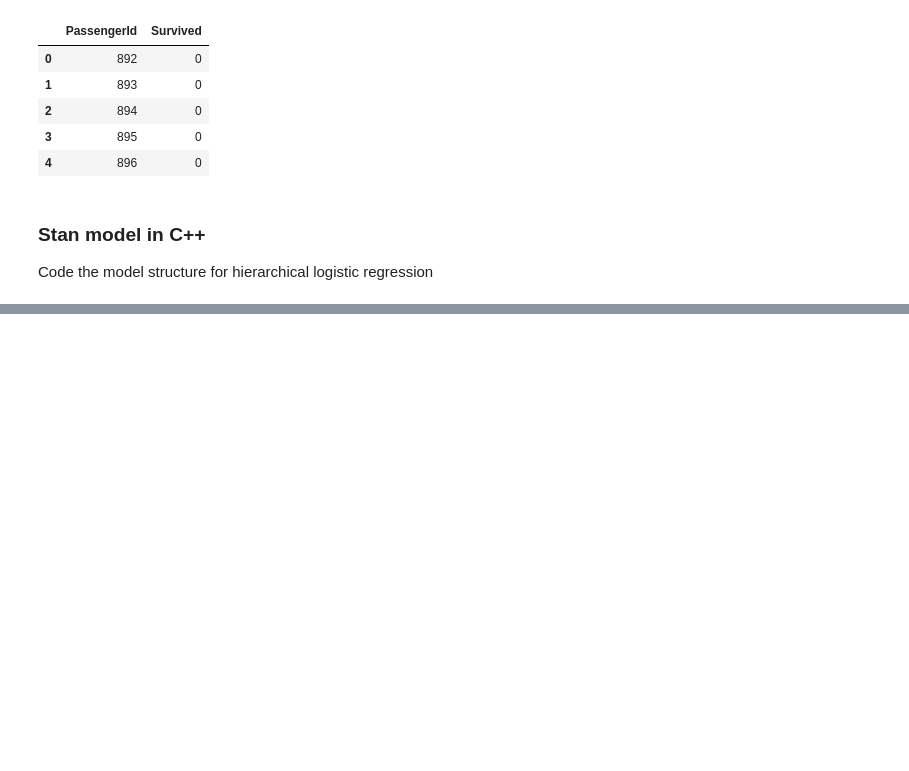
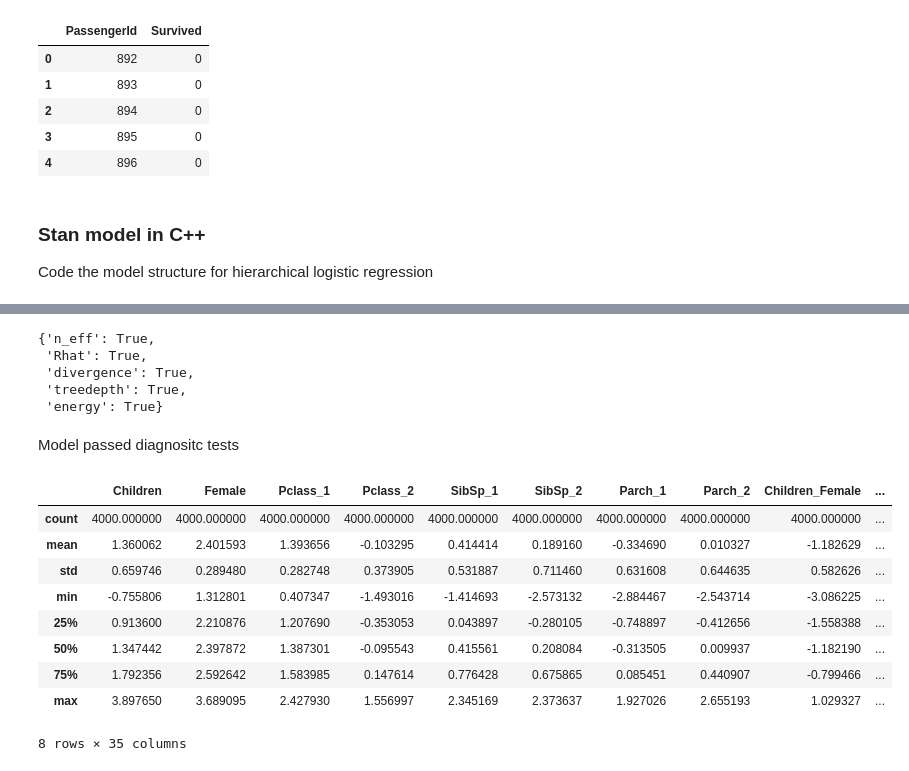
Before and after one commit to nethipudinithin/Titanic, a Jupyter notebook: titanic-stan.ipynb, the cells around one changed output, grey strips where cells are left out. Cells and saved outputs as stored; diff of their text form; code cells hidden in the pictures; blank space fills up the shorter version.

```diff
--- a/titanic-stan.ipynb
+++ b/titanic-stan.ipynb
@@ -356,0 +409,3 @@ Code the model structure for hierarchical logistic regression
+# %%
+# Create prior groups; Main effects in one group, interaction effects in another group
+prior_group = np.array([[1,8],[9,34]])
@@ -356,0 +458,3 @@ Code the model structure for hierarchical logistic regression
+# %%
+# Compile the model
+logistic_model = pystan.StanModel(model_code=logistic_model_code, verbose=True)
@@ -356,0 +471,13 @@ Code the model structure for hierarchical logistic regression
+# %%
+# Data for stan model
+model_data = {
+    'M': train_X.shape[1] - 1, # exclude constant
+    'N': train_X.shape[0],
+    'G': len(prior_group),
+    'prior_g': prior_group,
+    'X': train_X.iloc[:, 1:].values,
+    'Y': train['Survived'].values,
+    # Test
+    'N_new': test_X.shape[0],
+    'X_new': test_X.iloc[:, 1:].values
+}
@@ -356,0 +487,9 @@ Code the model structure for hierarchical logistic regression
+# %%
+# Fit the model
+num_samples = 1000
+num_chains = 4
+fit = logistic_model.sampling(data = model_data,
+                              iter = num_samples*2,
+                              chains = num_chains,
+                              warmup = num_samples,
+                              seed=12)
@@ -356,0 +517,26 @@ Code the model structure for hierarchical logistic regression
+# %%
+# Check diagnostics provided by the sampler
+pystan.check_hmc_diagnostics(fit)
+# %% [output]
+{'n_eff': True,
+ 'Rhat': True,
+ 'divergence': True,
+ 'treedepth': True,
+ 'energy': True}
+# %% [markdown]
+Model passed diagnositc tests
+# %%
+model_betas = pd.DataFrame(data = fit['b'],columns = train_X.columns[1:])
+model_betas['const'] = fit['b_0']
+model_betas.describe()
+# %% [output]
+|  | Children | Female | Pclass_1 | Pclass_2 | SibSp_1 | SibSp_2 | Parch_1 | Parch_2 | Children_Female | ... |
+| count | 4000.000000 | 4000.000000 | 4000.000000 | 4000.000000 | 4000.000000 | 4000.000000 | 4000.000000 | 4000.000000 | 4000.000000 | ... |
+| mean | 1.360062 | 2.401593 | 1.393656 | -0.103295 | 0.414414 | 0.189160 | -0.334690 | 0.010327 | -1.182629 | ... |
+| std | 0.659746 | 0.289480 | 0.282748 | 0.373905 | 0.531887 | 0.711460 | 0.631608 | 0.644635 | 0.582626 | ... |
+| min | -0.755806 | 1.312801 | 0.407347 | -1.493016 | -1.414693 | -2.573132 | -2.884467 | -2.543714 | -3.086225 | ... |
+| 25% | 0.913600 | 2.210876 | 1.207690 | -0.353053 | 0.043897 | -0.280105 | -0.748897 | -0.412656 | -1.558388 | ... |
+| 50% | 1.347442 | 2.397872 | 1.387301 | -0.095543 | 0.415561 | 0.208084 | -0.313505 | 0.009937 | -1.182190 | ... |
+| 75% | 1.792356 | 2.592642 | 1.583985 | 0.147614 | 0.776428 | 0.675865 | 0.085451 | 0.440907 | -0.799466 | ... |
+| max | 3.897650 | 3.689095 | 2.427930 | 1.556997 | 2.345169 | 2.373637 | 1.927026 | 2.655193 | 1.029327 | ... |
+8 rows × 35 columns
```
Also changed, not shown: parts of 18 cells of this notebook.
